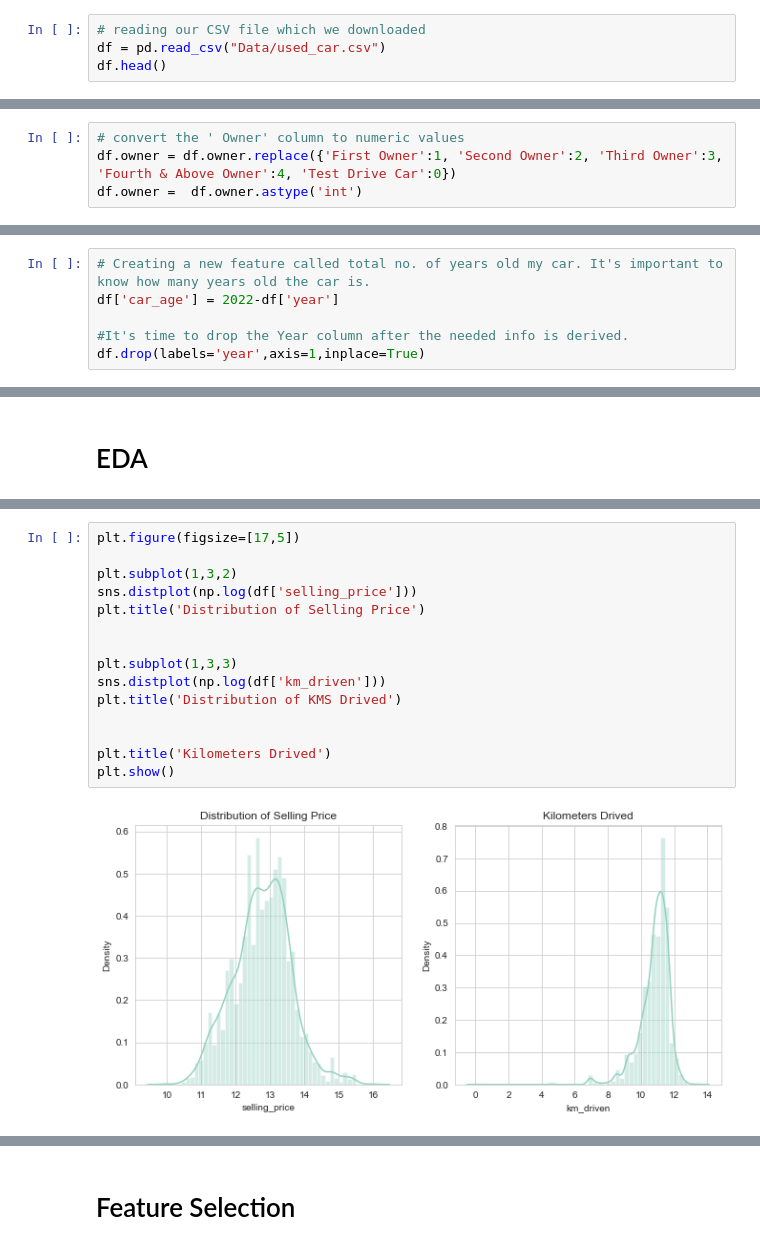
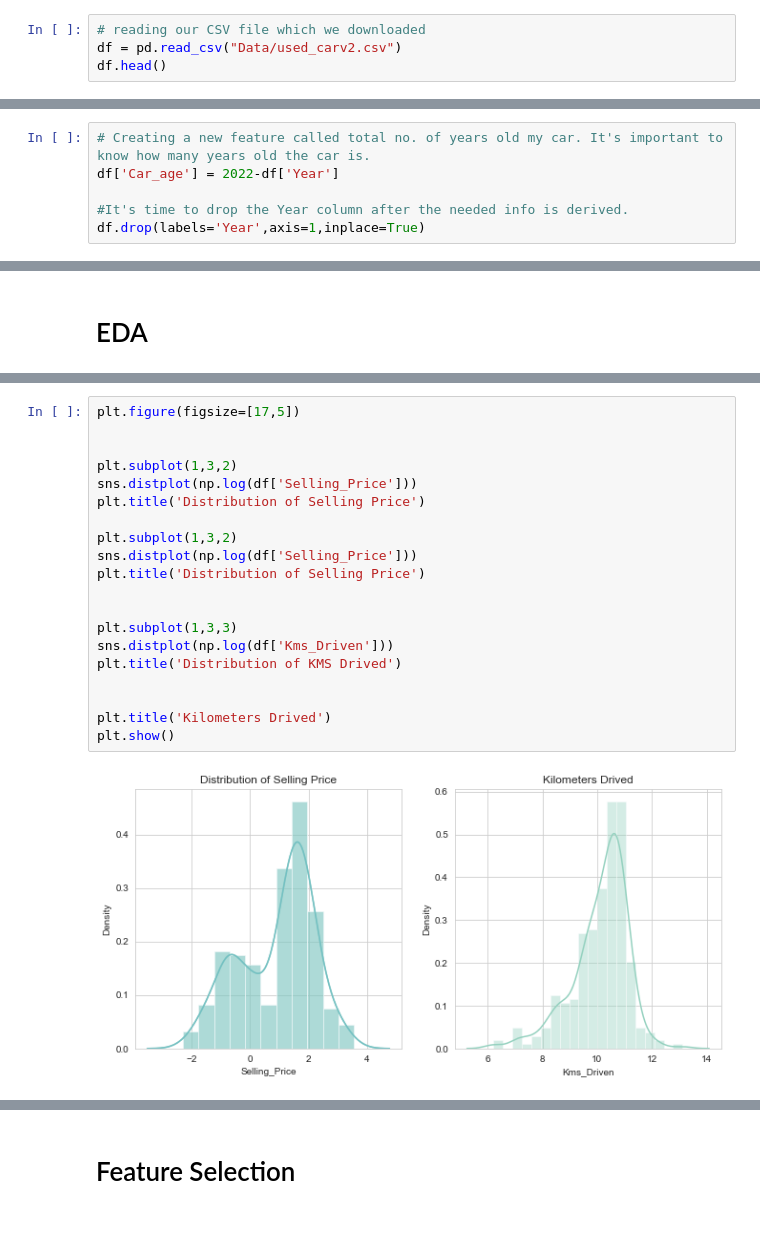
Before and after one commit to buriihenry/Used-Car-Price-Prediction, a Jupyter notebook: Used_Car_Price_Prediction.ipynb, the cells around one changed output, grey strips where cells are left out. Saved outputs shown, nothing was run; the diff lists cells and outputs as text.

```diff
--- a/Used_Car_Price_Prediction.ipynb
+++ b/Used_Car_Price_Prediction.ipynb
@@ -22,6 +22,6 @@ sns.set_palette("GnBu_d")
 # Loading the data
 # %%
 # reading our CSV file which we downloaded
-df = pd.read_csv("Data/used_car.csv")
+df = pd.read_csv("Data/used_carv2.csv")
 df.head()
 # %% [output]
@@ -105,4 +105,0 @@ array(['First Owner', 'Second Owner', 'Fourth & Above Owner',
-# %%
-# convert the ' Owner' column to numeric values
-df.owner = df.owner.replace({'First Owner':1, 'Second Owner':2, 'Third Owner':3, 'Fourth & Above Owner':4, 'Test Drive Car':0})
-df.owner =  df.owner.astype('int')
@@ -122,9 +106,9 @@ df.head()
 # %%
 # Creating a new feature called total no. of years old my car. It's important to know how many years old the car is.
-df['car_age'] = 2022-df['year']
+df['Car_age'] = 2022-df['Year']
 
 #It's time to drop the Year column after the needed info is derived.
-df.drop(labels='year',axis=1,inplace=True)
+df.drop(labels='Year',axis=1,inplace=True)
 # %%
 df.head()
 # %% [output]
@@ -189,19 +173,24 @@ plt.show()
 # %%
 plt.figure(figsize=[17,5])
 
+
 plt.subplot(1,3,2)
-sns.distplot(np.log(df['selling_price']))
+sns.distplot(np.log(df['Selling_Price']))
+plt.title('Distribution of Selling Price')
+
+plt.subplot(1,3,2)
+sns.distplot(np.log(df['Selling_Price']))
 plt.title('Distribution of Selling Price')
 
 
 plt.subplot(1,3,3)
-sns.distplot(np.log(df['km_driven']))
+sns.distplot(np.log(df['Kms_Driven']))
 plt.title('Distribution of KMS Drived')
 
 
 plt.title('Kilometers Drived')
 plt.show()
 # %% [output]
-[figure, old version]
+[figure, new version]
 # %%
 # Here's our categorical column
```
Also changed, not shown: parts of 61 cells of this notebook.
